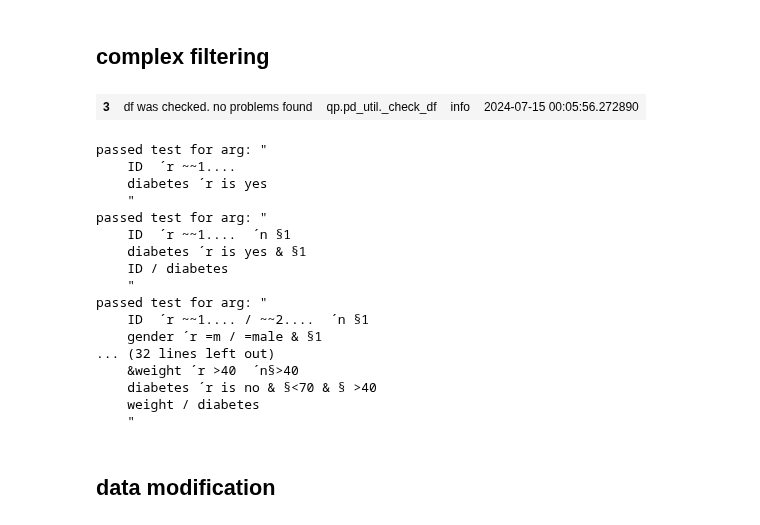
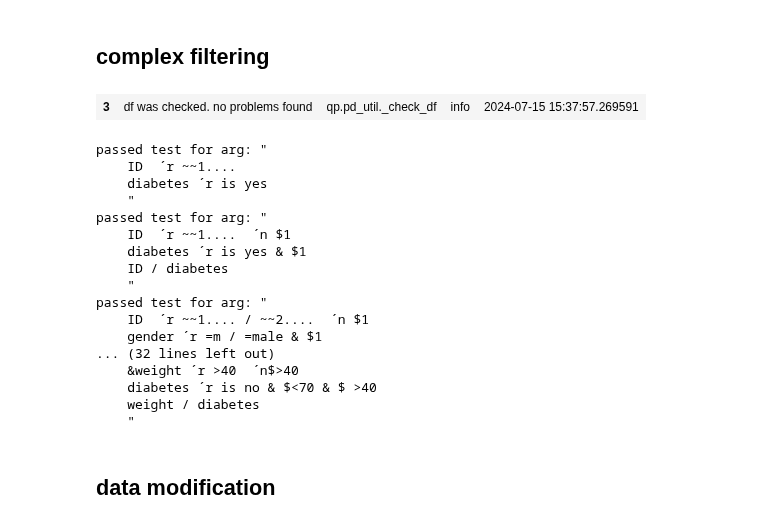
Before and after one commit to MartinVoelkl94/qplib_dev, a Jupyter notebook: testing.ipynb, the cells around one changed output. Saved outputs shown, nothing was run; the diff lists cells and outputs as text; code cells hidden in the pictures.

```diff
--- a/testing.ipynb
+++ b/testing.ipynb
@@ -853,8 +853,8 @@ compare(result, df.loc[[1, 4, 5, 10], ['diabetes']])
 
 result = df.q(
     r"""
-    ID  ´r ~~1....  ´n §1
-    diabetes ´r is yes & §1
+    ID  ´r ~~1....  ´n $1
+    diabetes ´r is yes & $1
     ID / diabetes
     """,
     verbosity=0)
@@ -863,8 +863,8 @@ compare(result, df.loc[[1], ['ID', 'diabetes']])
 
 result = df.q(
     r"""
-    ID  ´r ~~1.... / ~~2....  ´n §1
-    gender ´r =m / =male & §1
+    ID  ´r ~~1.... / ~~2....  ´n $1
+    gender ´r =m / =male & $1
     ID / gender
     """,
     verbosity=0)
@@ -873,8 +873,8 @@ compare(result, df.loc[[0,3,5], ['ID', 'gender']])
 
 result = df.q(
     r"""
-    ID  ´r ~~1.... / ~~2....  ´n § 1
-    gender ´r =m / =male &§1
+    ID  ´r ~~1.... / ~~2....  ´n $ 1
+    gender ´r =m / =male &$1
     """,
     verbosity=0)
 compare(result, df.loc[[0,3,5], ['gender']])
@@ -882,8 +882,8 @@ compare(result, df.loc[[0,3,5], ['gender']])
 
 result = df.q(
     r"""
-    ID  ´r ~~1.... / ~~2....  ´n §1
-    gender ´r =m / =m / =male  / § 1
+    ID  ´r ~~1.... / ~~2....  ´n $1
+    gender ´r =m / =m / =male  / $ 1
     """,
     verbosity=0)
 compare(result, df.loc[[0,1,2,3,4,5], ['gender']])
@@ -891,8 +891,8 @@ compare(result, df.loc[[0,1,2,3,4,5], ['gender']])
 
 result = df.q(
     r"""
-    ID  ´r ~~1.... / ~~2....  ´n §1
-    gender ´r =f / =f / =female  / § 1
+    ID  ´r ~~1.... / ~~2....  ´n $1
+    gender ´r =f / =f / =female  / $ 1
     ID
     """,
     verbosity=0)
@@ -901,8 +901,8 @@ compare(result, df.loc[[0,1,2,3,4,5,10], ['ID']])
 
 result = df.q(
     r"""
-    gender ´r =f / =female  ´n § a
-    age ´r >30  & § a
+    gender ´r =f / =female  ´n $ a
+    age ´r >30  & $ a
     """,
     verbosity=0)
 compare(result, df.loc[[10], ['age']])
@@ -910,72 +910,56 @@ compare(result, df.loc[[10], ['age']])
 
 
 result = df.q(
     r"""
-    age ´r >30  ´n § a
-    age ´r <18 /§a
+    age ´r >30  ´n $ a
+    age ´r <18 /$a
     """,
     verbosity=0)
 compare(result, df.loc[[0,4,10], ['age']])
 
 
 result = df.q(
     r"""
     age ´r >30 / <18
     """,
     verbosity=0)
 compare(result, df.loc[[0,4,10], ['age']])
 
 
 result = df.q(
     r"""
-    weight ´r <70 & >40  ´n § between 40 and 70
-    diabetes ´r is yes & §between 40 and 70
+    weight ´r <70 & >40  ´n $ between 40 and 70
+    diabetes ´r is yes & $between 40 and 70
     """,
     verbosity=0)
 compare(result, df.loc[[1], ['diabetes']])
 
 result = df.q(
     r"""
-    weight ´r <70  ´n § <70
-    &weight ´r >40  ´n§>40
-    diabetes ´r is no & §<70 & § >40
+    weight ´r <70  ´n $ <70
+    &weight ´r >40  ´n$>40
+    diabetes ´r is no & $<70 & $ >40
     weight / diabetes
     """,
     verbosity=0)
 compare(result, df.loc[[], ['weight', 'diabetes']])
-
-
-# df1 = get_df_tagged()
-# result = df1.q(
-#     r"""
-#     #add metadata
-#     id  ´r ()1  ´r ´´meta ´r ´+= contains 1
-#     name ´r x? x.lower()[0]=="j"  ´r ´´meta  ´r ´+= starts with j
-
-#     #filter based on added metadata
-#     meta ´r ()contains 1 & !() starts with j
-
-#     id / name / meta
-#     """,
-#     inplace=True, verbosity=0)
-# compare(result, df1.loc[[2, 3, 6], ['meta', 'ID', 'name']])
 # %% [output]
-| 3 | df was checked. no problems found | qp.pd_util._check_df | info | 2024-07-15 00:05:56.272890 |
+| 3 | df was checked. no problems found | qp.pd_util._check_df | info | 2024-07-15 15:37:57.269591 |
 passed test for arg: "
     ID  ´r ~~1....
     diabetes ´r is yes
     "
 passed test for arg: "
-    ID  ´r ~~1....  ´n §1
-    diabetes ´r is yes & §1
+    ID  ´r ~~1....  ´n $1
+    diabetes ´r is yes & $1
     ID / diabetes
     "
 passed test for arg: "
-    ID  ´r ~~1.... / ~~2....  ´n §1
-    gender ´r =m / =male & §1
+    ID  ´r ~~1.... / ~~2....  ´n $1
+    gender ´r =m / =male & $1
 ... (32 lines left out)
-    &weight ´r >40  ´n§>40
-    diabetes ´r is no & §<70 & § >40
+    &weight ´r >40  ´n$>40
+    diabetes ´r is no & $<70 & $ >40
     weight / diabetes
     "
 # %% [markdown]
```
Also changed, not shown: parts of 11 cells of this notebook, 2 other files.
